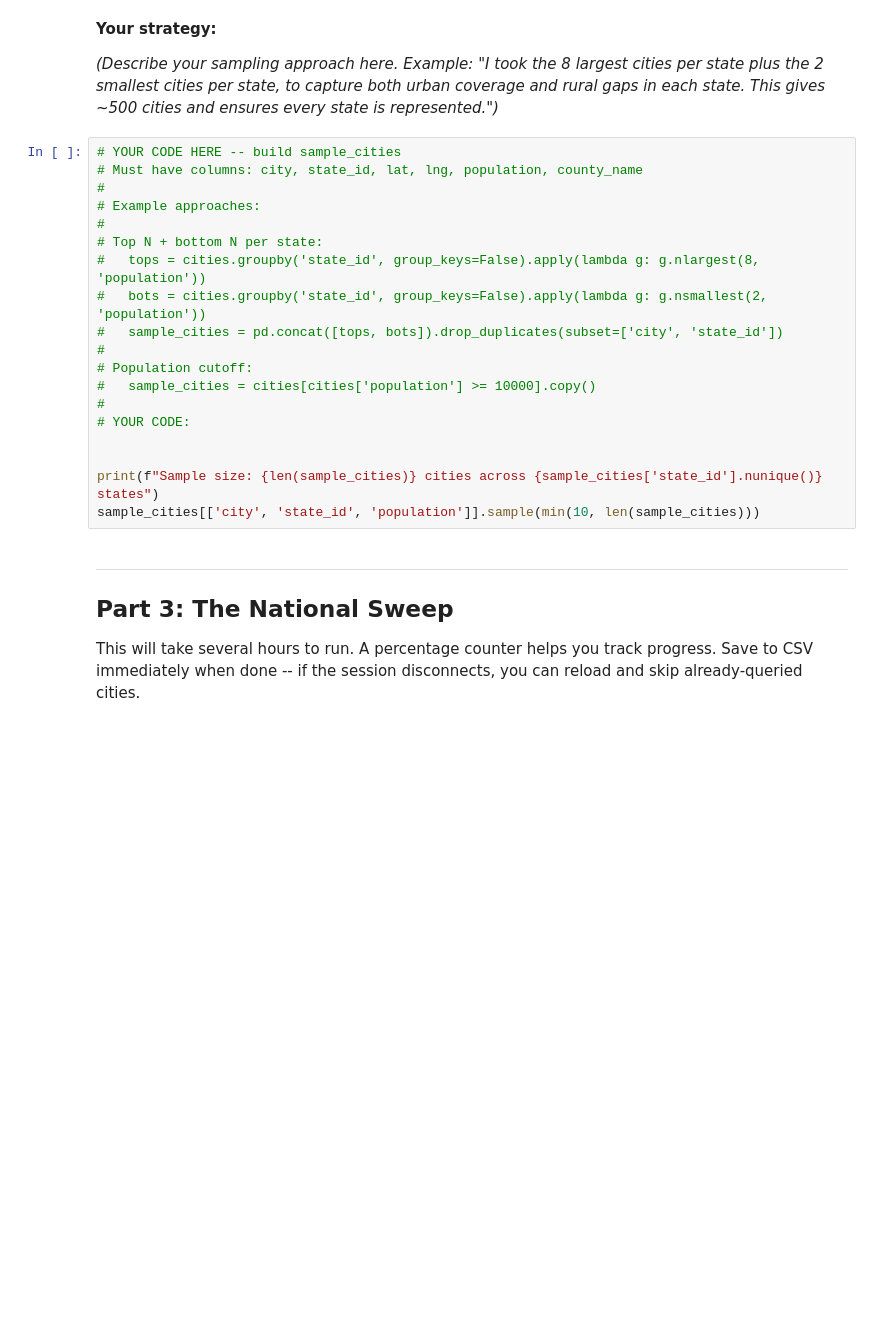
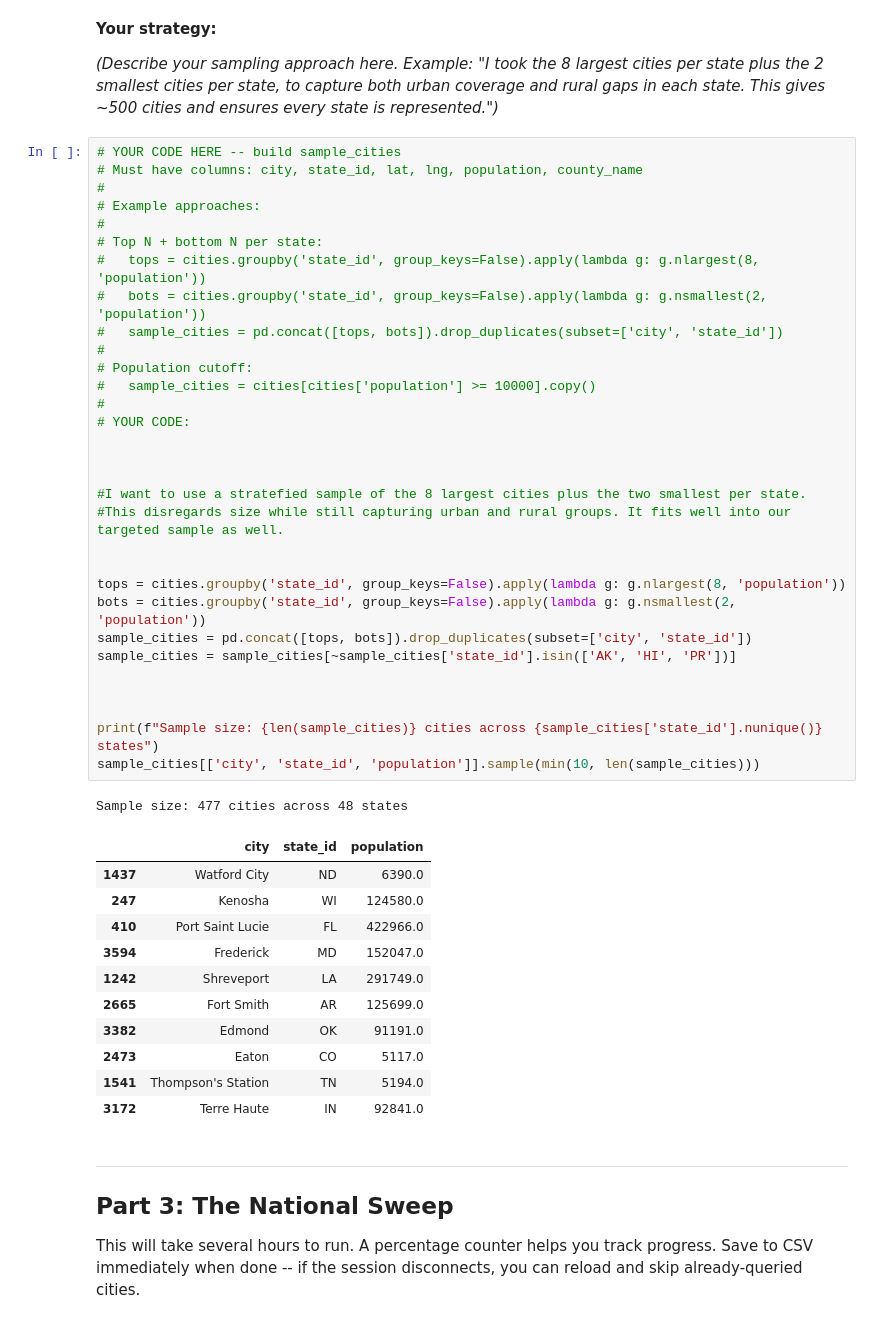
Before and after one commit to W2NJL/nwr-gap-research, a Jupyter notebook: week5_national_survey.ipynb, the cells around one changed output. Drawn from its saved outputs; the diff is of its cells as text; blank space fills up the shorter version.

```diff
--- a/week5_national_survey.ipynb
+++ b/week5_national_survey.ipynb
@@ -157,22 +181,47 @@ In the markdown cell below, document your approach and justify the tradeoffs.
 # %%
 # YOUR CODE HERE -- build sample_cities
 # Must have columns: city, state_id, lat, lng, population, county_name
 #
 # Example approaches:
 #
 # Top N + bottom N per state:
 #   tops = cities.groupby('state_id', group_keys=False).apply(lambda g: g.nlargest(8, 'population'))
 #   bots = cities.groupby('state_id', group_keys=False).apply(lambda g: g.nsmallest(2, 'population'))
 #   sample_cities = pd.concat([tops, bots]).drop_duplicates(subset=['city', 'state_id'])
 #
 # Population cutoff:
 #   sample_cities = cities[cities['population'] >= 10000].copy()
 #
 # YOUR CODE:
 
 
+
+#I want to use a stratefied sample of the 8 largest cities plus the two smallest per state.
+#This disregards size while still capturing urban and rural groups. It fits well into our targeted sample as well.
+
+
+tops = cities.groupby('state_id', group_keys=False).apply(lambda g: g.nlargest(8, 'population'))
+bots = cities.groupby('state_id', group_keys=False).apply(lambda g: g.nsmallest(2, 'population'))
+sample_cities = pd.concat([tops, bots]).drop_duplicates(subset=['city', 'state_id'])
+sample_cities = sample_cities[~sample_cities['state_id'].isin(['AK', 'HI', 'PR'])]
+
+
+
 print(f"Sample size: {len(sample_cities)} cities across {sample_cities['state_id'].nunique()} states")
 sample_cities[['city', 'state_id', 'population']].sample(min(10, len(sample_cities)))
+# %% [output]
+Sample size: 477 cities across 48 states
+|  | city | state_id | population |
+| 1437 | Watford City | ND | 6390.0 |
+| 247 | Kenosha | WI | 124580.0 |
+| 410 | Port Saint Lucie | FL | 422966.0 |
+| 3594 | Frederick | MD | 152047.0 |
+| 1242 | Shreveport | LA | 291749.0 |
+| 2665 | Fort Smith | AR | 125699.0 |
+| 3382 | Edmond | OK | 91191.0 |
+| 2473 | Eaton | CO | 5117.0 |
+| 1541 | Thompson's Station | TN | 5194.0 |
+| 3172 | Terre Haute | IN | 92841.0 |
 # %% [markdown]
 ---
 ## Part 3: The National Sweep
```
Also changed, not shown: parts of 14 cells of this notebook.
